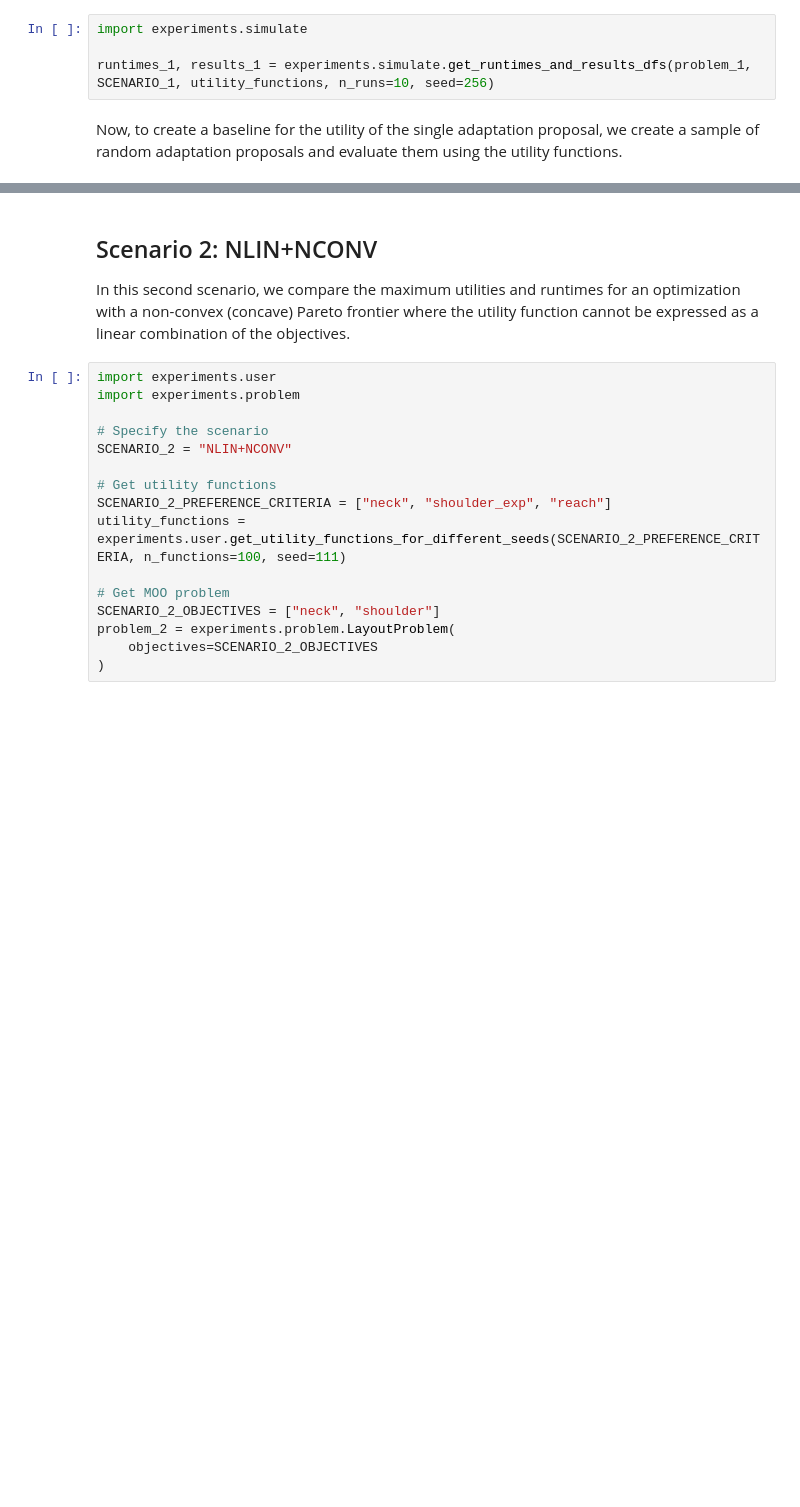
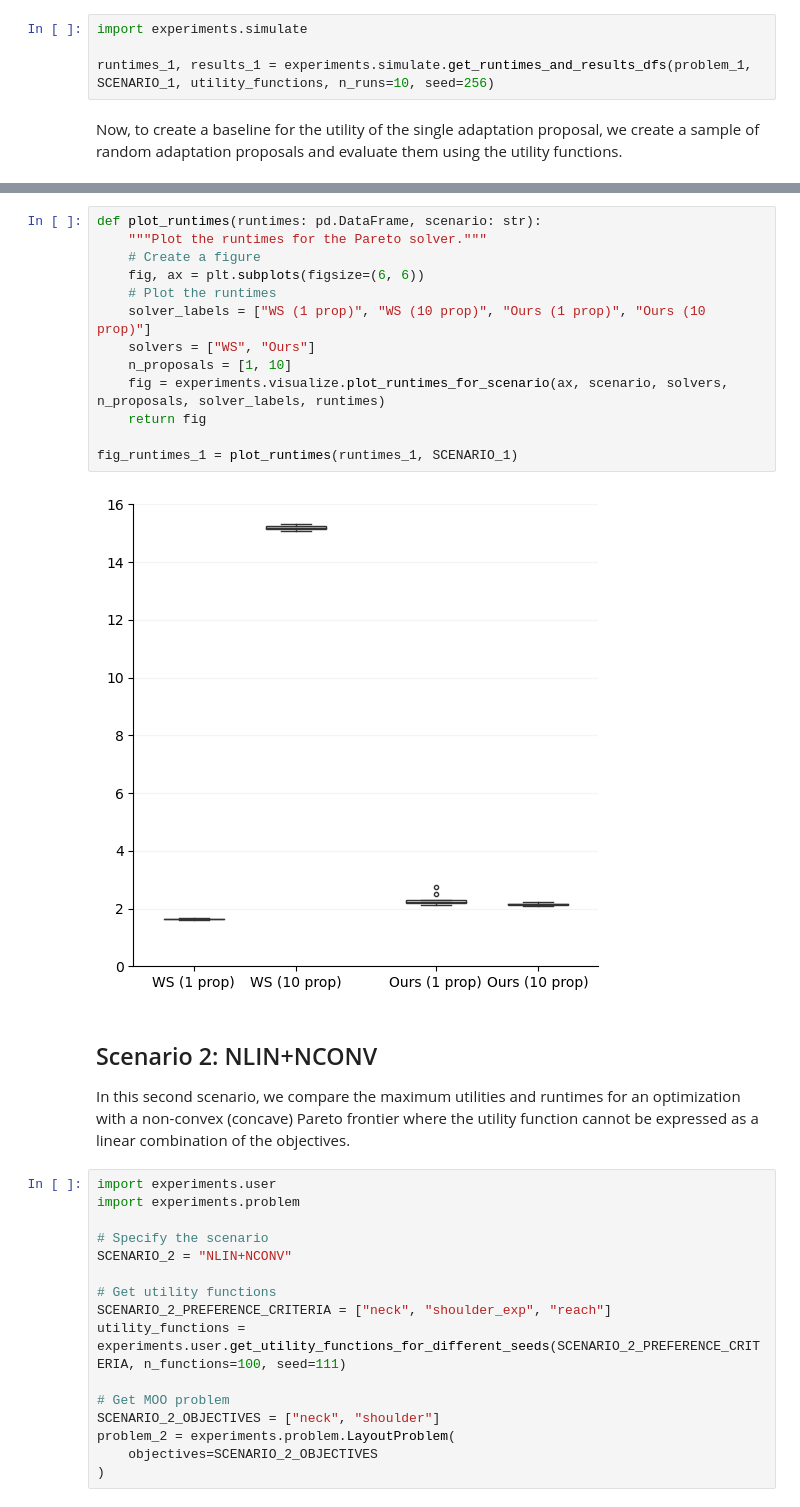
Before and after one commit to christophajohns/auit-pareto-solver, a Jupyter notebook: evaluation.ipynb, the cells around one changed output, grey strips where cells are left out. Cells and saved outputs as stored; diff of their text form; blank space fills up the shorter version.

```diff
--- a/evaluation.ipynb
+++ b/evaluation.ipynb
@@ -71,3 +106,18 @@ expected_utilities[SCENARIO_1] = experiments.simulate.get_expected_utility(SCENA
+# %%
+def plot_runtimes(runtimes: pd.DataFrame, scenario: str):
+    """Plot the runtimes for the Pareto solver."""
+    # Create a figure
+    fig, ax = plt.subplots(figsize=(6, 6))
+    # Plot the runtimes
+    solver_labels = ["WS (1 prop)", "WS (10 prop)", "Ours (1 prop)", "Ours (10 prop)"]
+    solvers = ["WS", "Ours"]
+    n_proposals = [1, 10]
+    fig = experiments.visualize.plot_runtimes_for_scenario(ax, scenario, solvers, n_proposals, solver_labels, runtimes)
+    return fig
+
+fig_runtimes_1 = plot_runtimes(runtimes_1, SCENARIO_1)
+# %% [output]
+[figure, added]
 # %% [markdown]
 ## Scenario 2: NLIN+NCONV
 
```
Also changed, not shown: parts of 27 cells of this notebook, 9 other files.
